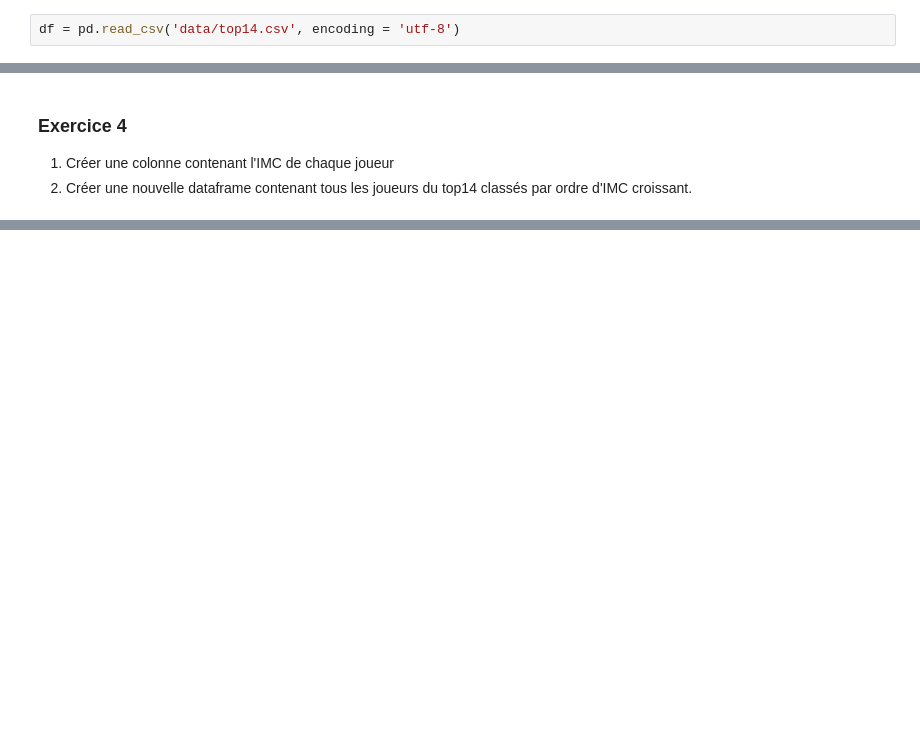
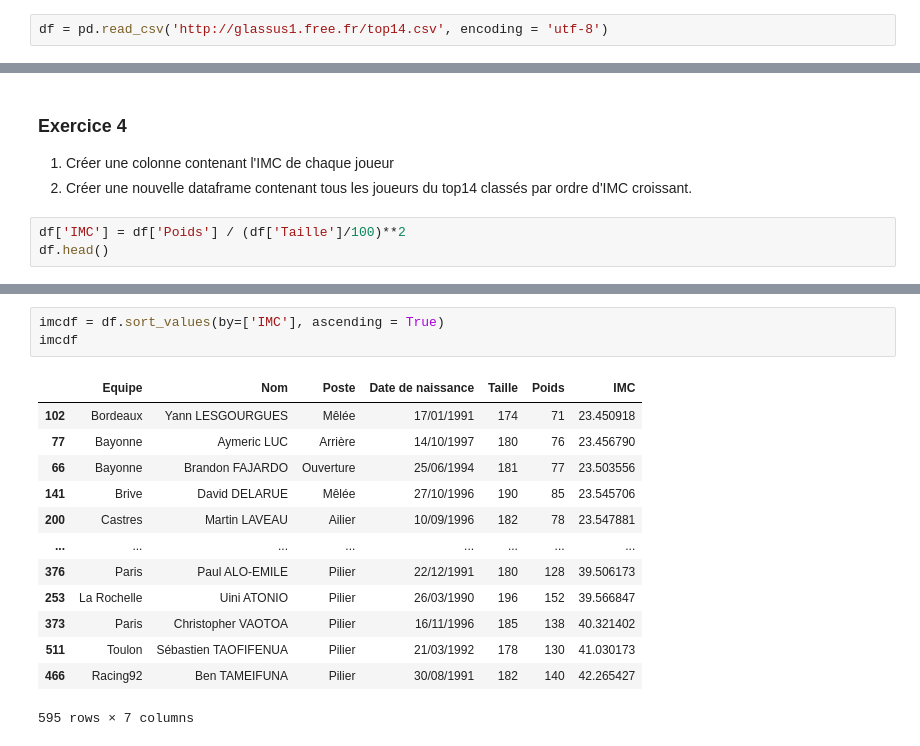
Before and after one commit to glassus/nsi, a Jupyter notebook: Premiere/Theme06_Traitement_de_donnees/03_Pandas_eleves.ipynb, the cells around one changed output, grey strips where cells are left out. Cells and saved outputs as stored; diff of their text form; blank space fills up the shorter version.

```diff
--- a/Premiere/Theme06_Traitement_de_donnees/03_Pandas_eleves.ipynb
+++ b/Premiere/Theme06_Traitement_de_donnees/03_Pandas_eleves.ipynb
@@ -5,7 +18,7 @@ La bibliothèque `pandas` est par contre spécialement conçue pour l'analyse de
 # %%
 import pandas as pd #import du module pandas, abrégé classiquement par "pd"
 # %%
-df = pd.read_csv('data/top14.csv', encoding = 'utf-8')
+df = pd.read_csv('http://glassus1.free.fr/top14.csv', encoding = 'utf-8')
 # %% [markdown]
 La variable est nommée classiquement `df` pour *dataframe* (que l'on peut traduire par *table de données*)
 # %%
@@ -133,3 +338,6 @@ df.head()
 
 1. Créer une colonne contenant l'IMC de chaque joueur
 2. Créer une nouvelle dataframe contenant tous les joueurs du top14 classés par ordre d'IMC croissant.
+# %%
+df['IMC'] = df['Poids'] / (df['Taille']/100)**2
+df.head()
@@ -135,0 +351,17 @@ df.head()
+# %%
+imcdf = df.sort_values(by=['IMC'], ascending = True)
+imcdf
+# %% [output]
+|  | Equipe | Nom | Poste | Date de naissance | Taille | Poids | IMC |
+| 102 | Bordeaux | Yann LESGOURGUES | Mêlée | 17/01/1991 | 174 | 71 | 23.450918 |
+| 77 | Bayonne | Aymeric LUC | Arrière | 14/10/1997 | 180 | 76 | 23.456790 |
+| 66 | Bayonne | Brandon FAJARDO | Ouverture | 25/06/1994 | 181 | 77 | 23.503556 |
+| 141 | Brive | David DELARUE | Mêlée | 27/10/1996 | 190 | 85 | 23.545706 |
+| 200 | Castres | Martin LAVEAU | Ailier | 10/09/1996 | 182 | 78 | 23.547881 |
+| ... | ... | ... | ... | ... | ... | ... | ... |
+| 376 | Paris | Paul ALO-EMILE | Pilier | 22/12/1991 | 180 | 128 | 39.506173 |
+| 253 | La Rochelle | Uini ATONIO | Pilier | 26/03/1990 | 196 | 152 | 39.566847 |
+| 373 | Paris | Christopher VAOTOA | Pilier | 16/11/1996 | 185 | 138 | 40.321402 |
+| 511 | Toulon | Sébastien TAOFIFENUA | Pilier | 21/03/1992 | 178 | 130 | 41.030173 |
+| 466 | Racing92 | Ben TAMEIFUNA | Pilier | 30/08/1991 | 182 | 140 | 42.265427 |
+595 rows × 7 columns
```
Also changed, not shown: parts of 26 cells of this notebook.
